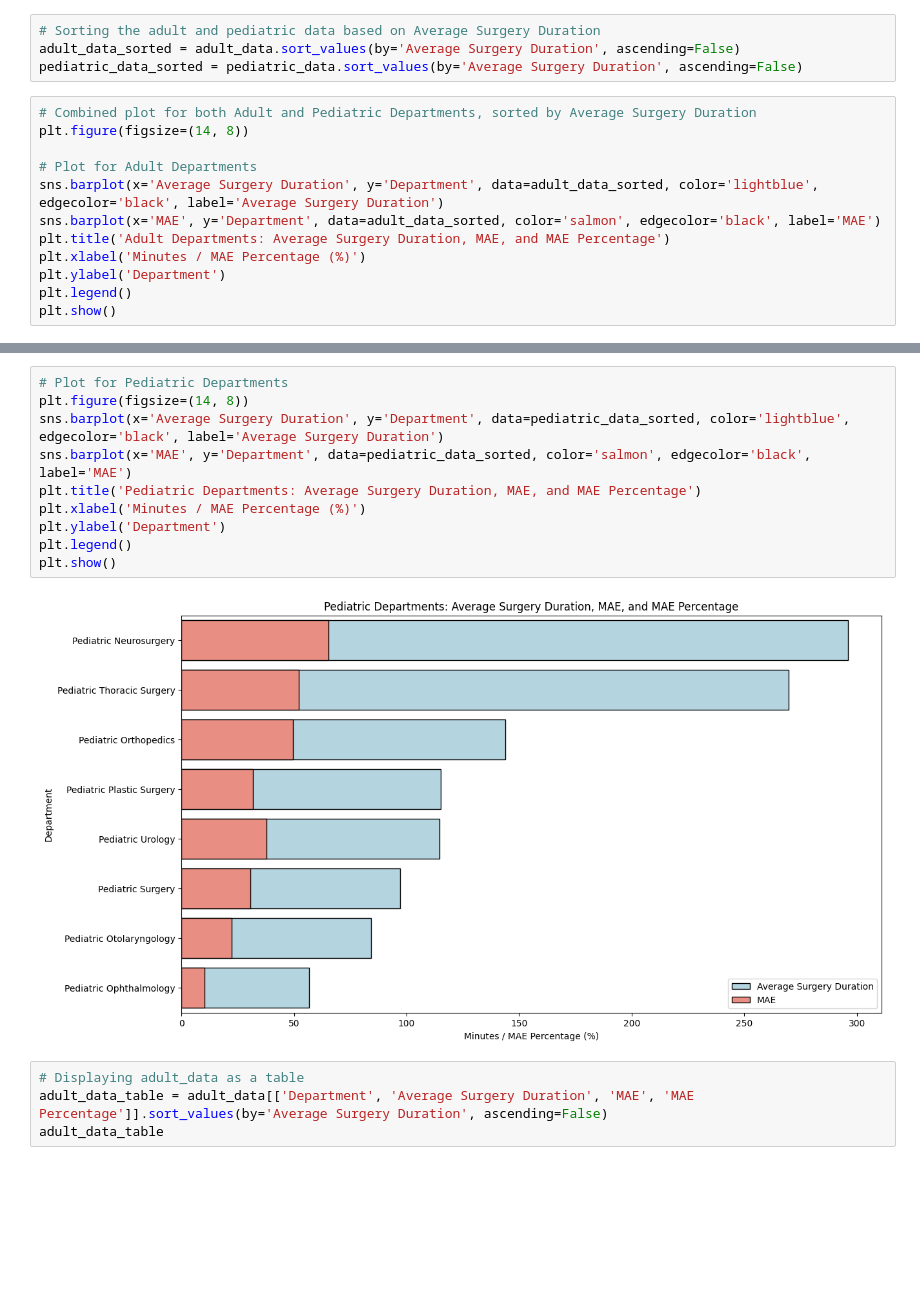
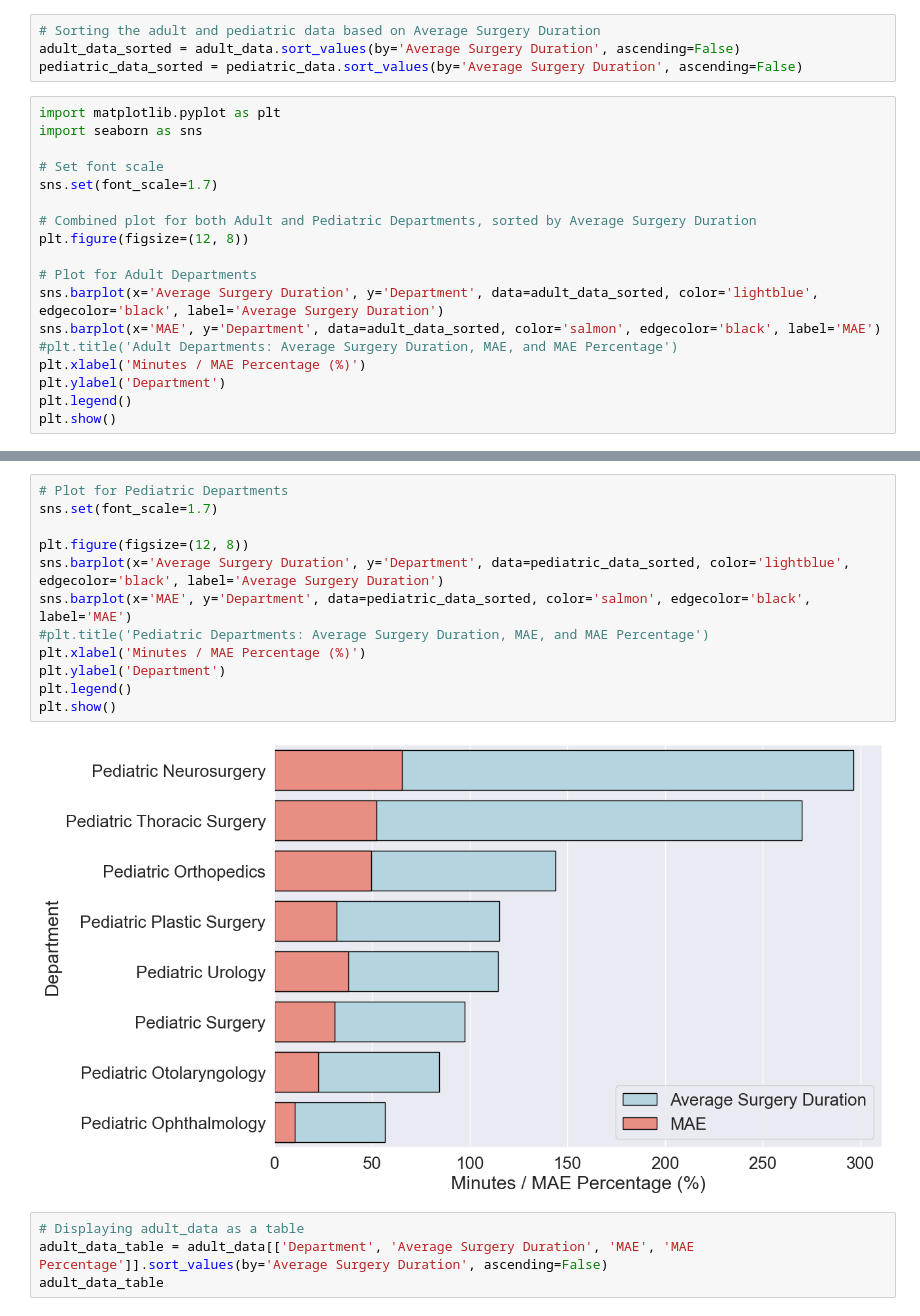
Before and after one commit to devguno/Surgical-Duration-Prediction, a Jupyter notebook: 0104변형 copy.ipynb, the cells around one changed output, grey strips where cells are left out. Saved outputs shown, nothing was run; the diff lists cells and outputs as text; blank space fills up the shorter version.

```diff
--- a/0104변형 copy.ipynb
+++ b/0104변형 copy.ipynb
@@ -602,13 +602,19 @@ adult_data = dept_data_for_visualization[~dept_data_for_visualization['Departmen
 adult_data_sorted = adult_data.sort_values(by='Average Surgery Duration', ascending=False)
 pediatric_data_sorted = pediatric_data.sort_values(by='Average Surgery Duration', ascending=False)
 # %%
+import matplotlib.pyplot as plt
+import seaborn as sns
+
+# Set font scale
+sns.set(font_scale=1.7)
+
 # Combined plot for both Adult and Pediatric Departments, sorted by Average Surgery Duration
-plt.figure(figsize=(14, 8))
+plt.figure(figsize=(12, 8))
 
 # Plot for Adult Departments
 sns.barplot(x='Average Surgery Duration', y='Department', data=adult_data_sorted, color='lightblue', edgecolor='black', label='Average Surgery Duration')
 sns.barplot(x='MAE', y='Department', data=adult_data_sorted, color='salmon', edgecolor='black', label='MAE')
-plt.title('Adult Departments: Average Surgery Duration, MAE, and MAE Percentage')
+#plt.title('Adult Departments: Average Surgery Duration, MAE, and MAE Percentage')
 plt.xlabel('Minutes / MAE Percentage (%)')
 plt.ylabel('Department')
 plt.legend()
@@ -618,15 +624,17 @@ plt.show()
 # %%
 # Plot for Pediatric Departments
-plt.figure(figsize=(14, 8))
+sns.set(font_scale=1.7)
+
+plt.figure(figsize=(12, 8))
 sns.barplot(x='Average Surgery Duration', y='Department', data=pediatric_data_sorted, color='lightblue', edgecolor='black', label='Average Surgery Duration')
 sns.barplot(x='MAE', y='Department', data=pediatric_data_sorted, color='salmon', edgecolor='black', label='MAE')
-plt.title('Pediatric Departments: Average Surgery Duration, MAE, and MAE Percentage')
+#plt.title('Pediatric Departments: Average Surgery Duration, MAE, and MAE Percentage')
 plt.xlabel('Minutes / MAE Percentage (%)')
 plt.ylabel('Department')
 plt.legend()
 plt.show()
 # %% [output]
-[figure, old version]
+[figure, new version]
 # %%
 # Displaying adult_data as a table
 adult_data_table = adult_data[['Department', 'Average Surgery Duration', 'MAE', 'MAE Percentage']].sort_values(by='Average Surgery Duration', ascending=False)
```
Also changed, not shown: parts of 1 cell of this notebook.
